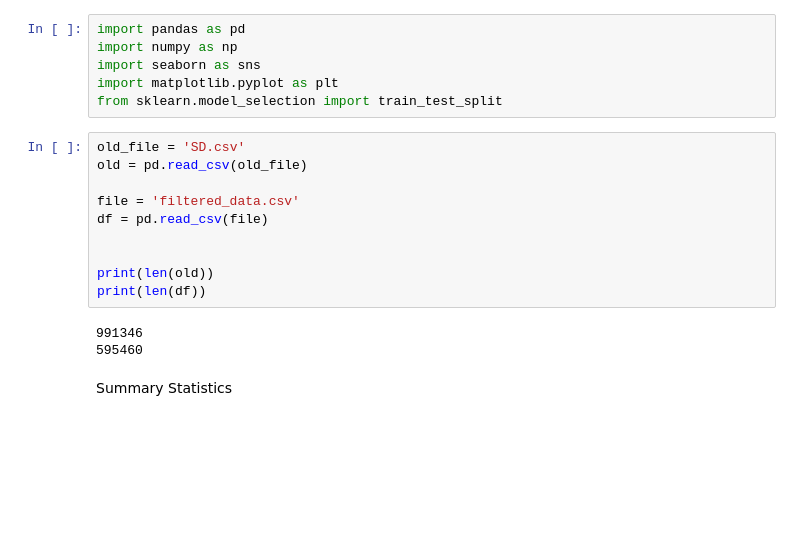
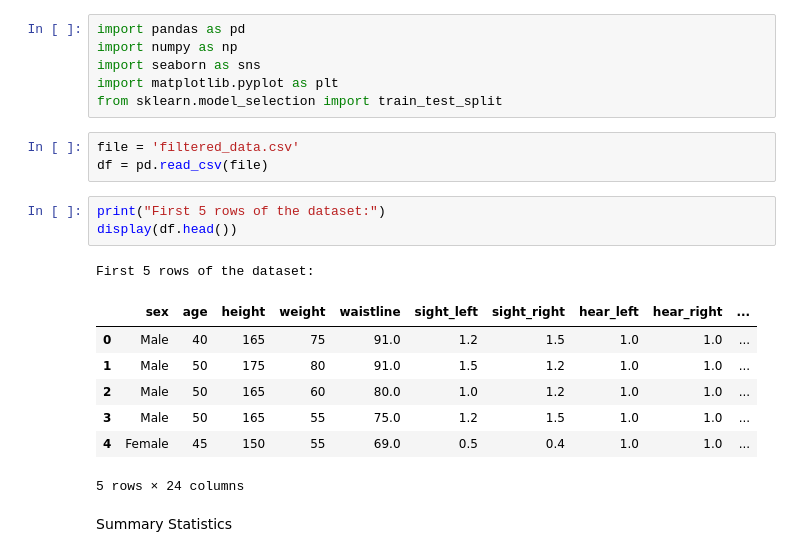
Before and after one commit to johngothe/datadrevet-ex-1, a Jupyter notebook: ex3.ipynb, the cells around one changed output. Drawn from its saved outputs; the diff is of its cells as text; blank space fills up the shorter version.

```diff
--- a/ex3.ipynb
+++ b/ex3.ipynb
@@ -5,18 +5,20 @@ import seaborn as sns
 import matplotlib.pyplot as plt
 from sklearn.model_selection import train_test_split
 # %%
-old_file = 'SD.csv'
-old = pd.read_csv(old_file)
-
 file = 'filtered_data.csv'
 df = pd.read_csv(file)
-
-
-print(len(old))
-print(len(df))
-# %% [output]
-991346
-595460
+# %%
+print("First 5 rows of the dataset:")
+display(df.head())
+# %% [output]
+First 5 rows of the dataset:
+|  | sex | age | height | weight | waistline | sight_left | sight_right | hear_left | hear_right | ... |
+| 0 | Male | 40 | 165 | 75 | 91.0 | 1.2 | 1.5 | 1.0 | 1.0 | ... |
+| 1 | Male | 50 | 175 | 80 | 91.0 | 1.5 | 1.2 | 1.0 | 1.0 | ... |
+| 2 | Male | 50 | 165 | 60 | 80.0 | 1.0 | 1.2 | 1.0 | 1.0 | ... |
+| 3 | Male | 50 | 165 | 55 | 75.0 | 1.2 | 1.5 | 1.0 | 1.0 | ... |
+| 4 | Female | 45 | 150 | 55 | 69.0 | 0.5 | 0.4 | 1.0 | 1.0 | ... |
+5 rows × 24 columns
 # %% [markdown]
 Summary Statistics
 # %%
```
Also changed, not shown: parts of 8 cells of this notebook, 1 other file.
